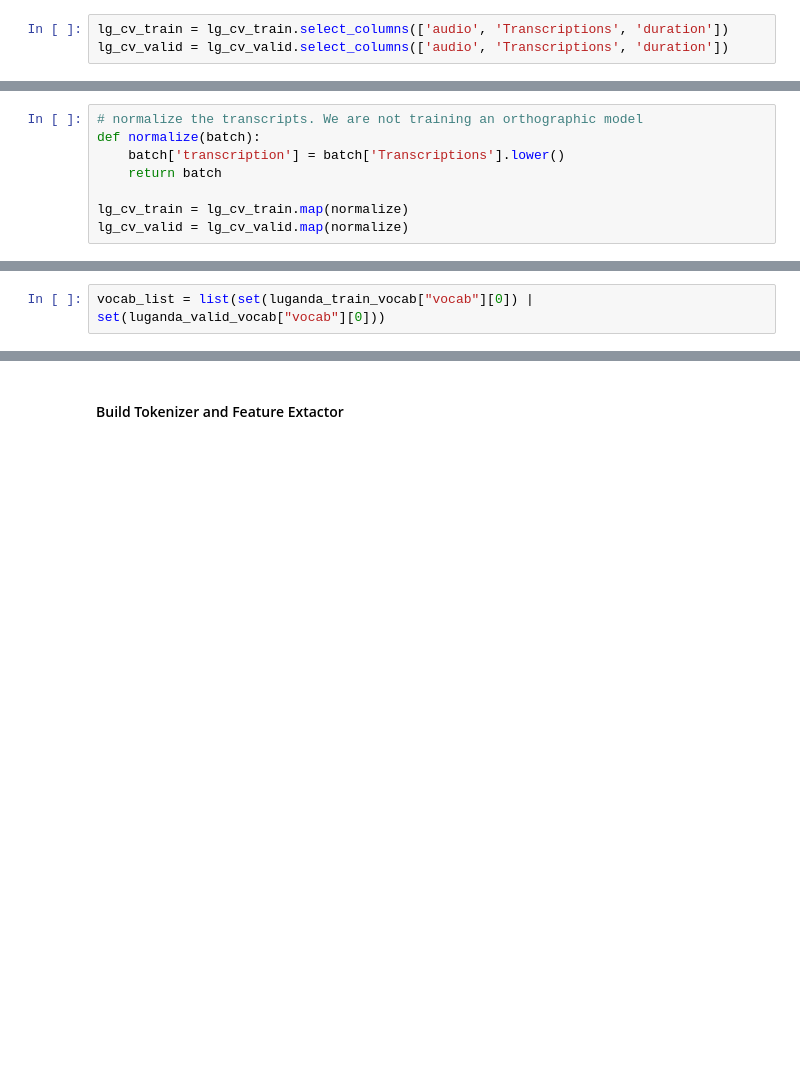
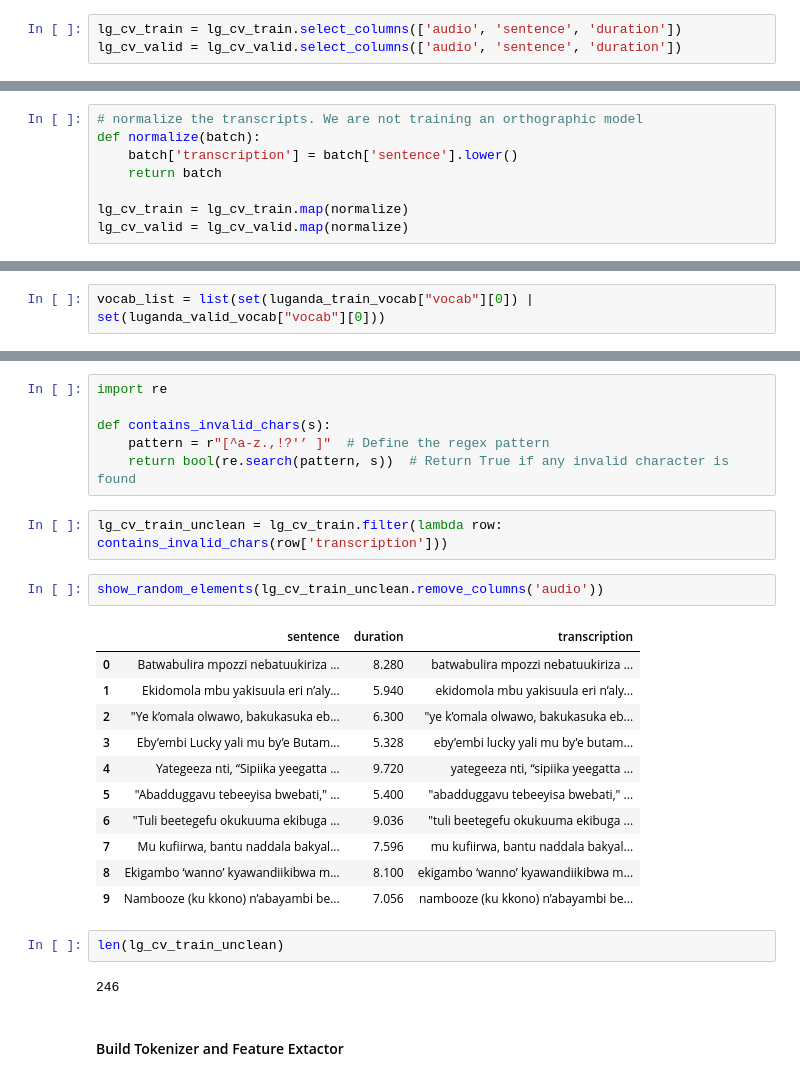
Before and after one commit to MusinguziDenis/Luganda-ASR, a Jupyter notebook: Finetune-Wav2Vec-XLS-R-Luganda.ipynb, the cells around one changed output, grey strips where cells are left out. Cells and saved outputs as stored; diff of their text form; blank space fills up the shorter version.

Commit message:
Analyzed non luganda alphabet characters

```diff
--- a/Finetune-Wav2Vec-XLS-R-Luganda.ipynb
+++ b/Finetune-Wav2Vec-XLS-R-Luganda.ipynb
@@ -68,6 +108,6 @@ lg_cv_train[0]['audio']
 # %%
-lg_cv_train = lg_cv_train.select_columns(['audio', 'Transcriptions', 'duration'])
-lg_cv_valid = lg_cv_valid.select_columns(['audio', 'Transcriptions', 'duration'])
+lg_cv_train = lg_cv_train.select_columns(['audio', 'sentence', 'duration'])
+lg_cv_valid = lg_cv_valid.select_columns(['audio', 'sentence', 'duration'])
 # %%
 # Use this code to compute number of samples required to make up a total duration of interest
 cumsum_length = np.cumsum(lg_cv_train['duration'])
@@ -100,7 +162,7 @@ show_random_elements(lg_cv_train.remove_columns(['audio']))
 # %%
 # normalize the transcripts. We are not training an orthographic model
 def normalize(batch):
-    batch['transcription'] = batch['Transcriptions'].lower()
+    batch['transcription'] = batch['sentence'].lower()
     return batch
 
 lg_cv_train = lg_cv_train.map(normalize)
@@ -122,3 +202,29 @@ vocab_dict
+# %%
+import re
+
+def contains_invalid_chars(s):
+    pattern = r"[^a-z.,!?'’ ]"  # Define the regex pattern
+    return bool(re.search(pattern, s))  # Return True if any invalid character is found
+# %%
+lg_cv_train_unclean = lg_cv_train.filter(lambda row: contains_invalid_chars(row['transcription']))
+# %%
+show_random_elements(lg_cv_train_unclean.remove_columns('audio'))
+# %% [output]
+|  | sentence | duration | transcription |
+| 0 | Batwabulira mpozzi nebatuukiriza ... | 8.280 | batwabulira mpozzi nebatuukiriza ... |
+| 1 | Ekidomola mbu yakisuula eri n’aly... | 5.940 | ekidomola mbu yakisuula eri n’aly... |
+| 2 | "Ye k’omala olwawo, bakukasuka eb... | 6.300 | "ye k’omala olwawo, bakukasuka eb... |
+| 3 | Eby’embi Lucky yali mu by’e Butam... | 5.328 | eby’embi lucky yali mu by’e butam... |
+| 4 | Yategeeza nti, “Sipiika yeegatta ... | 9.720 | yategeeza nti, “sipiika yeegatta ... |
+| 5 | "Abadduggavu tebeeyisa bwebati," ... | 5.400 | "abadduggavu tebeeyisa bwebati," ... |
+| 6 | "Tuli beetegefu okukuuma ekibuga ... | 9.036 | "tuli beetegefu okukuuma ekibuga ... |
+| 7 | Mu kufiirwa, bantu naddala bakyal... | 7.596 | mu kufiirwa, bantu naddala bakyal... |
+| 8 | Ekigambo ‘wanno’ kyawandiikibwa m... | 8.100 | ekigambo ‘wanno’ kyawandiikibwa m... |
+| 9 | Nambooze (ku kkono) n’abayambi be... | 7.056 | nambooze (ku kkono) n’abayambi be... |
+# %%
+len(lg_cv_train_unclean)
+# %% [output]
+246
 # %% [markdown]
 #### Build Tokenizer and Feature Extactor
 # %%
```
Also changed, not shown: parts of 13 cells of this notebook.
